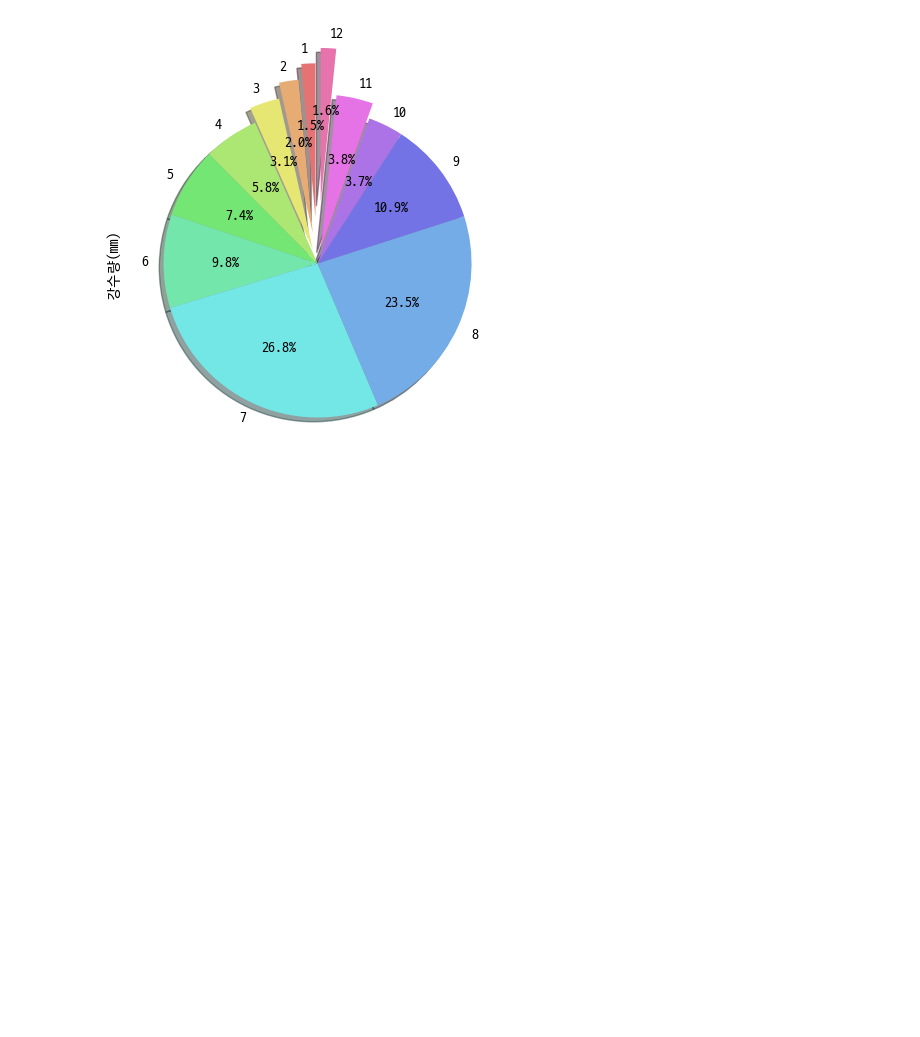
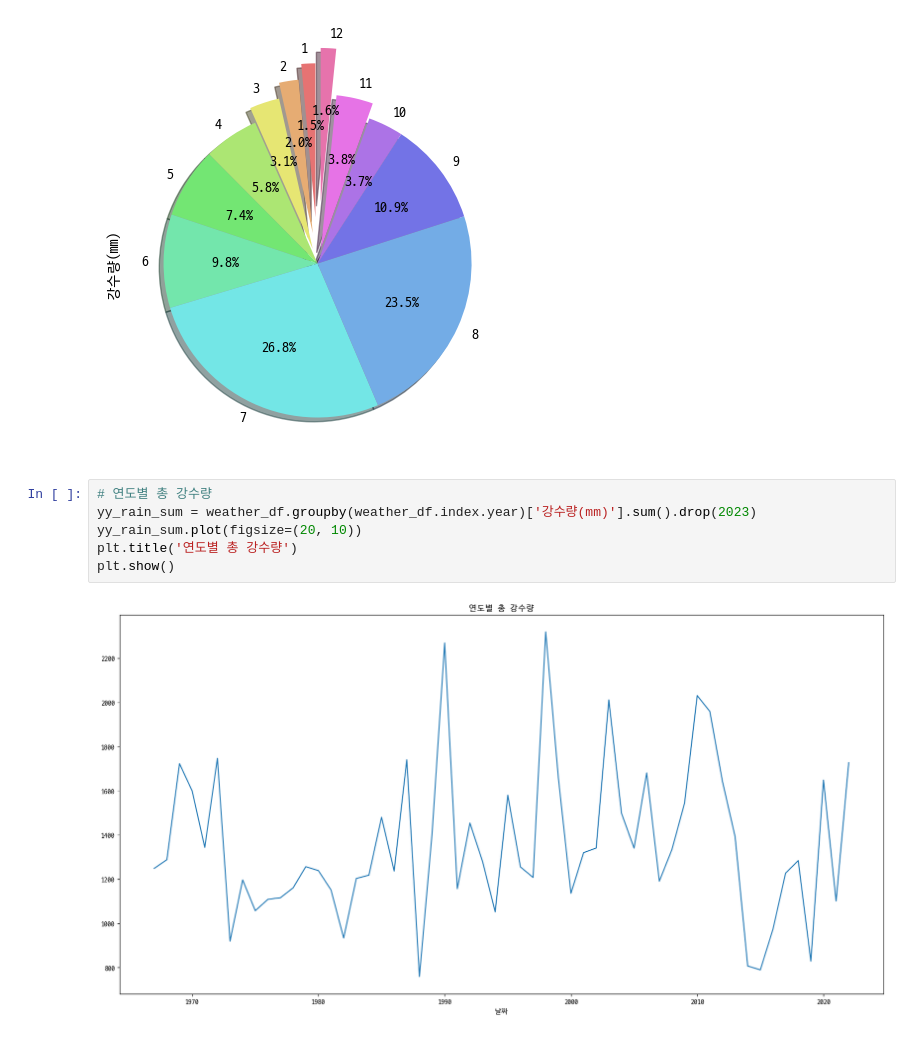
Before and after one commit to parking-place/Web_Crawling_proj, a Jupyter notebook: weather.ipynb, the cells around one changed output. Saved outputs shown, nothing was run; the diff lists cells and outputs as text; blank space fills up the shorter version.

Commit message:
23.05.18 weather viz

```diff
--- a/weather.ipynb
+++ b/weather.ipynb
@@ -447,3 +447,11 @@ mm_rain.plot(kind='pie',
 plt.show()
 # %% [output]
 [figure]
+# %%
+# 연도별 총 강수량
+yy_rain_sum = weather_df.groupby(weather_df.index.year)['강수량(mm)'].sum().drop(2023)
+yy_rain_sum.plot(figsize=(20, 10))
+plt.title('연도별 총 강수량')
+plt.show()
+# %% [output]
+[figure, added]
```
